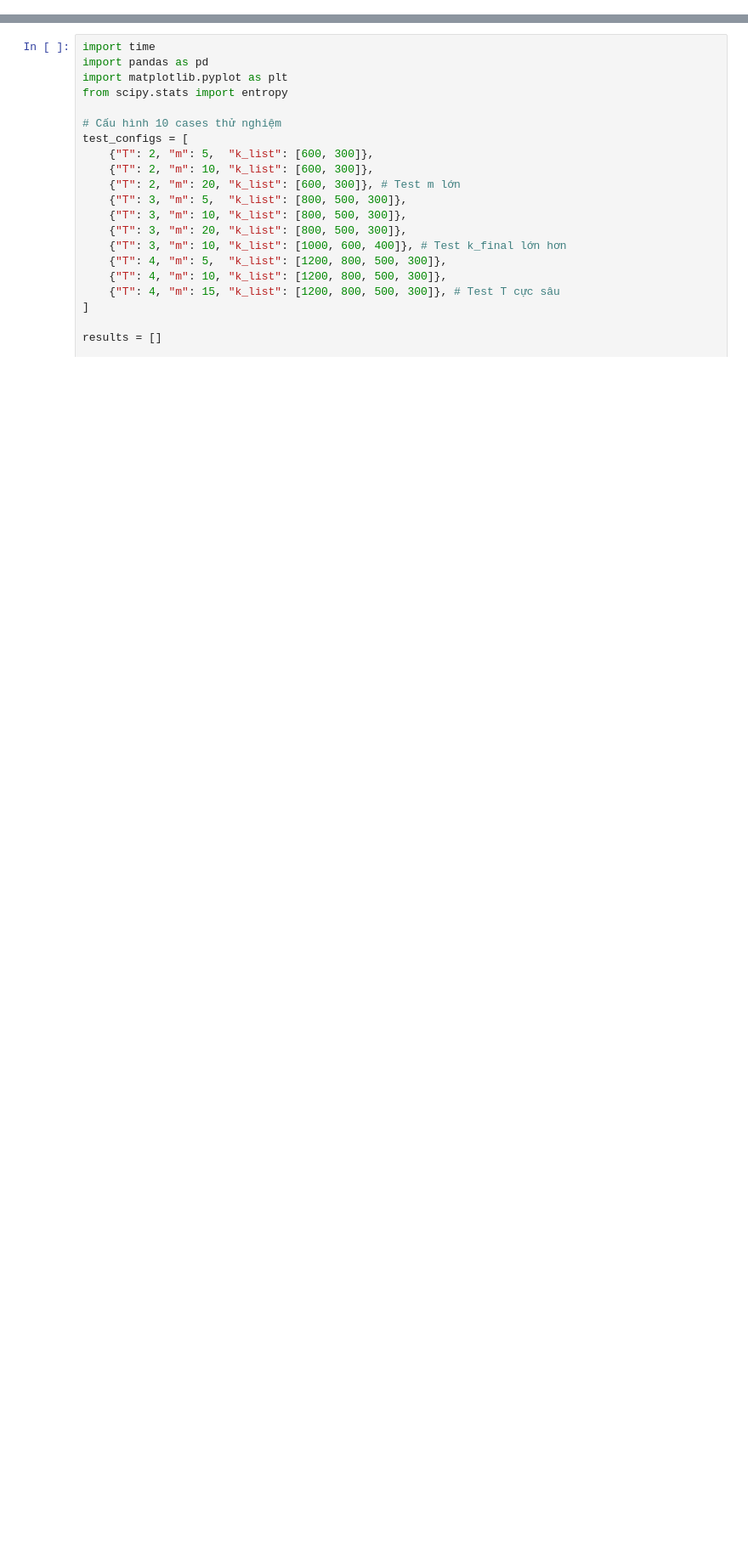
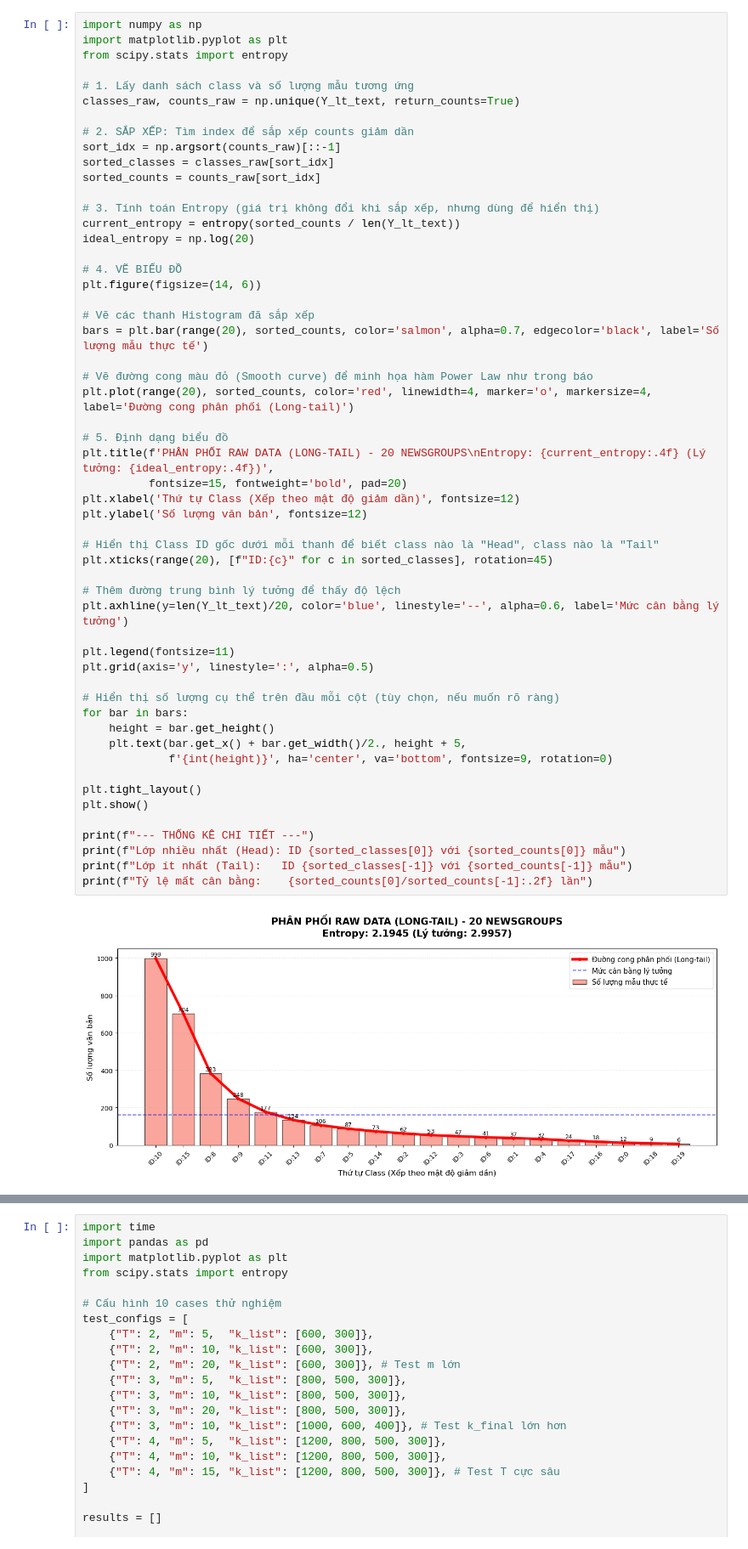
Before and after one commit to pqthinh232/Data-Mining-Lab-3-Clustering-and-its-applications, a Jupyter notebook: notebooks/031_new_dataset_text.ipynb, the cells around one changed output, grey strips where cells are left out. Shown at 85% size. Drawn from its saved outputs; the diff is of its cells as text; blank space fills up the shorter version.

```diff
--- a/notebooks/031_new_dataset_text.ipynb
+++ b/notebooks/031_new_dataset_text.ipynb
@@ -86,0 +113,56 @@ MemoryError: Unable to allocate 484. MiB for an array with shape (799,) and data
+# %%
+import numpy as np
+import matplotlib.pyplot as plt
+from scipy.stats import entropy
+
+# 1. Lấy danh sách class và số lượng mẫu tương ứng
+classes_raw, counts_raw = np.unique(Y_lt_text, return_counts=True)
+
+# 2. SẮP XẾP: Tìm index để sắp xếp counts giảm dần
+sort_idx = np.argsort(counts_raw)[::-1]
+sorted_classes = classes_raw[sort_idx]
+sorted_counts = counts_raw[sort_idx]
+
+# 3. Tính toán Entropy (giá trị không đổi khi sắp xếp, nhưng dùng để hiển thị)
+current_entropy = entropy(sorted_counts / len(Y_lt_text))
+ideal_entropy = np.log(20)
+
+# 4. VẼ BIỂU ĐỒ
+plt.figure(figsize=(14, 6))
+
+# Vẽ các thanh Histogram đã sắp xếp
+bars = plt.bar(range(20), sorted_counts, color='salmon', alpha=0.7, edgecolor='black', label='Số lượng mẫu thực tế')
+
+# Vẽ đường cong màu đỏ (Smooth curve) để minh họa hàm Power Law như trong báo
+plt.plot(range(20), sorted_counts, color='red', linewidth=4, marker='o', markersize=4, label='Đường cong phân phối (Long-tail)')
+
+# 5. Định dạng biểu đồ
+plt.title(f'PHÂN PHỐI RAW DATA (LONG-TAIL) - 20 NEWSGROUPS\nEntropy: {current_entropy:.4f} (Lý tưởng: {ideal_entropy:.4f})',
+          fontsize=15, fontweight='bold', pad=20)
+plt.xlabel('Thứ tự Class (Xếp theo mật độ giảm dần)', fontsize=12)
+plt.ylabel('Số lượng văn bản', fontsize=12)
+
+# Hiển thị Class ID gốc dưới mỗi thanh để biết class nào là "Head", class nào là "Tail"
+plt.xticks(range(20), [f"ID:{c}" for c in sorted_classes], rotation=45)
+
+# Thêm đường trung bình lý tưởng để thấy độ lệch
+plt.axhline(y=len(Y_lt_text)/20, color='blue', linestyle='--', alpha=0.6, label='Mức cân bằng lý tưởng')
+
+plt.legend(fontsize=11)
+plt.grid(axis='y', linestyle=':', alpha=0.5)
+
+# Hiển thị số lượng cụ thể trên đầu mỗi cột (tùy chọn, nếu muốn rõ ràng)
+for bar in bars:
+    height = bar.get_height()
+    plt.text(bar.get_x() + bar.get_width()/2., height + 5,
+             f'{int(height)}', ha='center', va='bottom', fontsize=9, rotation=0)
+
+plt.tight_layout()
+plt.show()
+
+print(f"--- THỐNG KÊ CHI TIẾT ---")
+print(f"Lớp nhiều nhất (Head): ID {sorted_classes[0]} với {sorted_counts[0]} mẫu")
+print(f"Lớp ít nhất (Tail):   ID {sorted_classes[-1]} với {sorted_counts[-1]} mẫu")
+print(f"Tỷ lệ mất cân bằng:    {sorted_counts[0]/sorted_counts[-1]:.2f} lần")
+# %% [output]
+[figure, added]
```
Also changed, not shown: parts of 13 cells of this notebook, 5 other files.
